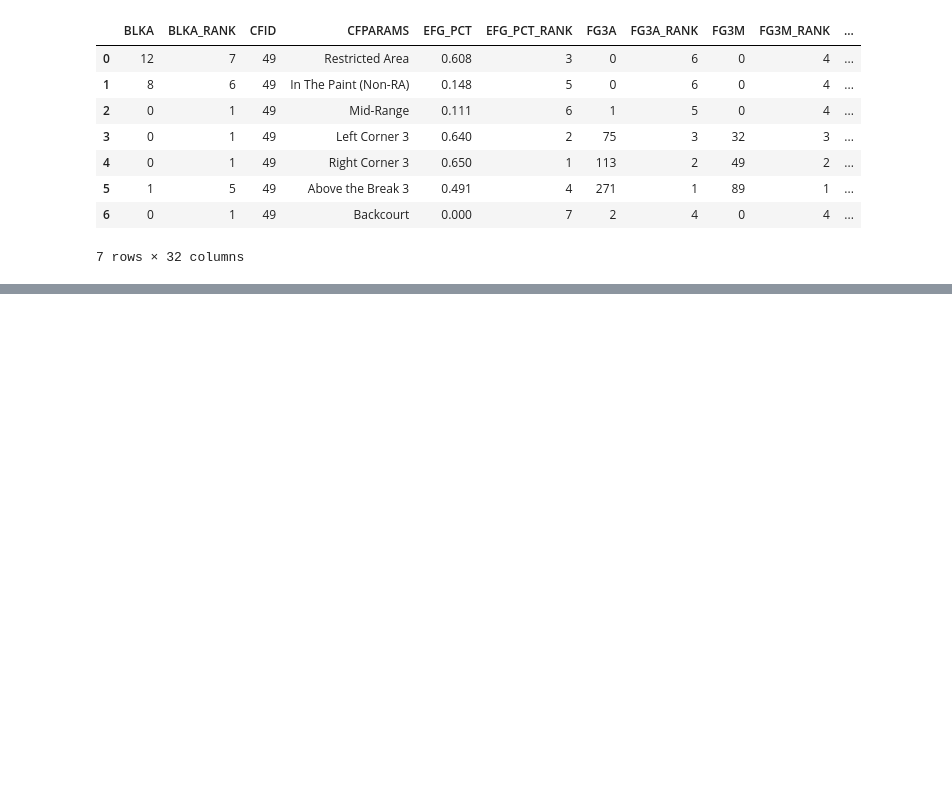
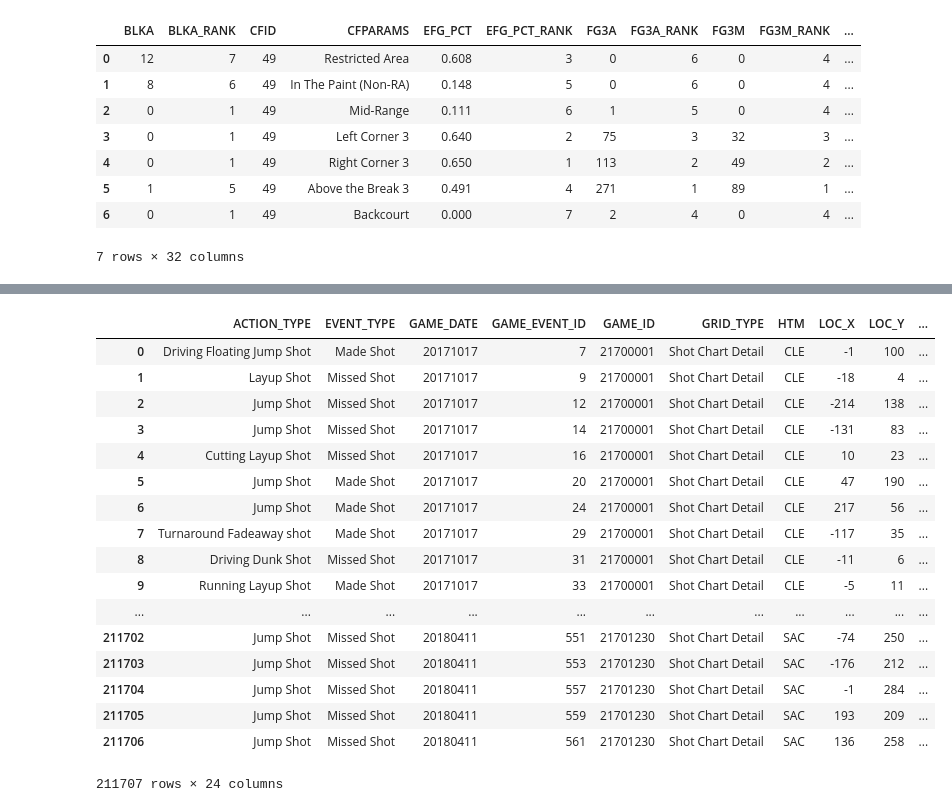
Before and after one commit to basketballrelativity/shot_probability, a Jupyter notebook: shot_probability.ipynb, the cells around one changed output, grey strips where cells are left out. Drawn from its saved outputs; the diff is of its cells as text; code cells hidden in the pictures; blank space fills up the shorter version.

```diff
--- a/shot_probability.ipynb
+++ b/shot_probability.ipynb
@@ -176,0 +322,23 @@ shot_area_df.head(10)
+# %%
+all_shots_df = pd.read_csv('shotchart_2017.csv')
+# %%
+all_shots_df
+# %% [output]
+|  | ACTION_TYPE | EVENT_TYPE | GAME_DATE | GAME_EVENT_ID | GAME_ID | GRID_TYPE | HTM | LOC_X | LOC_Y | ... |
+| 0 | Driving Floating Jump Shot | Made Shot | 20171017 | 7 | 21700001 | Shot Chart Detail | CLE | -1 | 100 | ... |
+| 1 | Layup Shot | Missed Shot | 20171017 | 9 | 21700001 | Shot Chart Detail | CLE | -18 | 4 | ... |
+| 2 | Jump Shot | Missed Shot | 20171017 | 12 | 21700001 | Shot Chart Detail | CLE | -214 | 138 | ... |
+| 3 | Jump Shot | Missed Shot | 20171017 | 14 | 21700001 | Shot Chart Detail | CLE | -131 | 83 | ... |
+| 4 | Cutting Layup Shot | Missed Shot | 20171017 | 16 | 21700001 | Shot Chart Detail | CLE | 10 | 23 | ... |
+| 5 | Jump Shot | Made Shot | 20171017 | 20 | 21700001 | Shot Chart Detail | CLE | 47 | 190 | ... |
+| 6 | Jump Shot | Made Shot | 20171017 | 24 | 21700001 | Shot Chart Detail | CLE | 217 | 56 | ... |
+| 7 | Turnaround Fadeaway shot | Made Shot | 20171017 | 29 | 21700001 | Shot Chart Detail | CLE | -117 | 35 | ... |
+| 8 | Driving Dunk Shot | Missed Shot | 20171017 | 31 | 21700001 | Shot Chart Detail | CLE | -11 | 6 | ... |
+| 9 | Running Layup Shot | Made Shot | 20171017 | 33 | 21700001 | Shot Chart Detail | CLE | -5 | 11 | ... |
+| ... | ... | ... | ... | ... | ... | ... | ... | ... | ... | ... |
+| 211702 | Jump Shot | Missed Shot | 20180411 | 551 | 21701230 | Shot Chart Detail | SAC | -74 | 250 | ... |
+| 211703 | Jump Shot | Missed Shot | 20180411 | 553 | 21701230 | Shot Chart Detail | SAC | -176 | 212 | ... |
+| 211704 | Jump Shot | Missed Shot | 20180411 | 557 | 21701230 | Shot Chart Detail | SAC | -1 | 284 | ... |
+| 211705 | Jump Shot | Missed Shot | 20180411 | 559 | 21701230 | Shot Chart Detail | SAC | 193 | 209 | ... |
+| 211706 | Jump Shot | Missed Shot | 20180411 | 561 | 21701230 | Shot Chart Detail | SAC | 136 | 258 | ... |
+211707 rows × 24 columns
```
Also changed, not shown: parts of 9 cells of this notebook.
